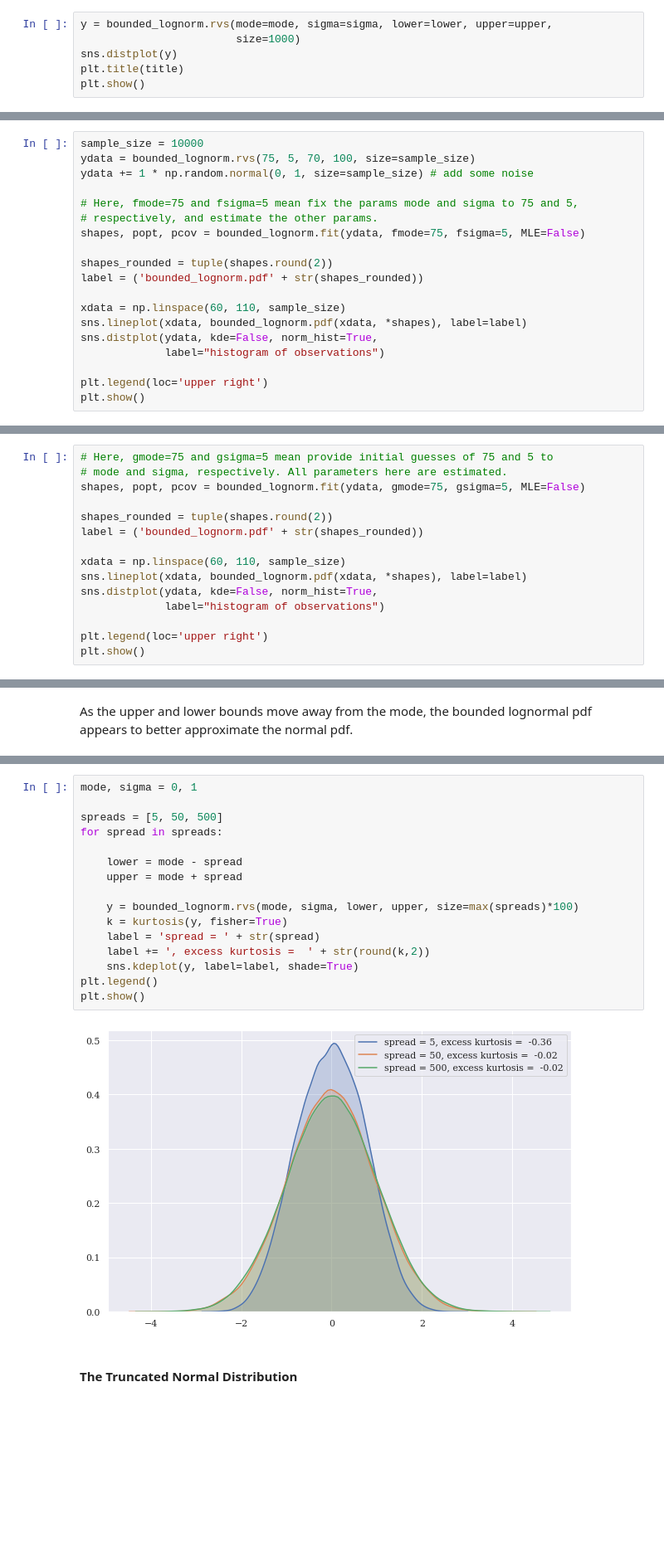
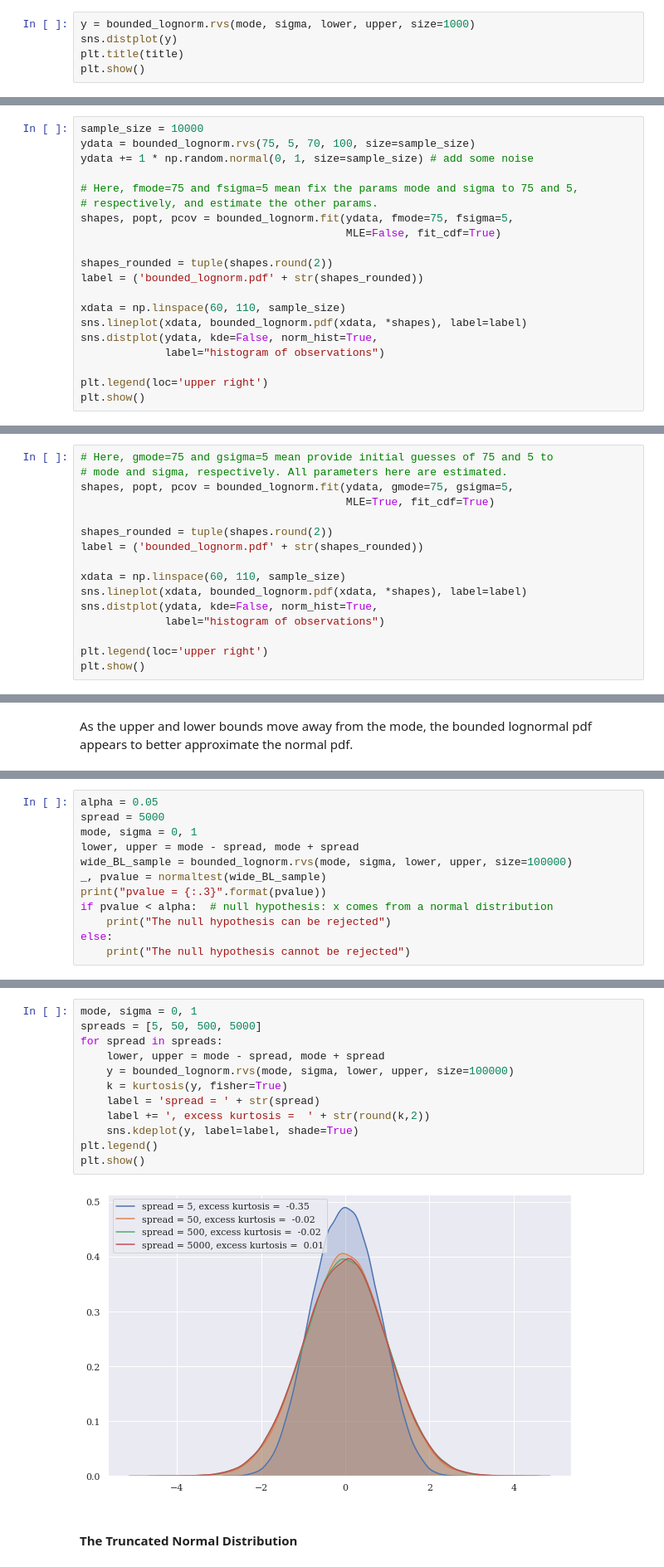
Before and after one commit to tedteske/bounded_lognorm, a Jupyter notebook: bounded_lognorm.ipynb, the cells around one changed output, grey strips where cells are left out. Shown at 83% size. Saved outputs shown, nothing was run; the diff lists cells and outputs as text; blank space fills up the shorter version.

```diff
--- a/bounded_lognorm.ipynb
+++ b/bounded_lognorm.ipynb
@@ -689,8 +845,7 @@ array([ 1.04364836,  1.61749937,  7.85469464,  9.06768113,  4.57715719,
 # %% [markdown]
 Plot a histogram of 1000 random numbers from this distribution.
 # %%
-y = bounded_lognorm.rvs(mode=mode, sigma=sigma, lower=lower, upper=upper,
-                        size=1000)
+y = bounded_lognorm.rvs(mode, sigma, lower, upper, size=1000)
 sns.distplot(y)
 plt.title(title)
 plt.show()
@@ -746,7 +901,8 @@ ydata += 1 * np.random.normal(0, 1, size=sample_size) # add some noise
 
 # Here, fmode=75 and fsigma=5 mean fix the params mode and sigma to 75 and 5,
 # respectively, and estimate the other params.
-shapes, popt, pcov = bounded_lognorm.fit(ydata, fmode=75, fsigma=5, MLE=False)
+shapes, popt, pcov = bounded_lognorm.fit(ydata, fmode=75, fsigma=5,
+                                         MLE=False, fit_cdf=True)
 
 shapes_rounded = tuple(shapes.round(2))
 label = ('bounded_lognorm.pdf' + str(shapes_rounded))
@@ -778,7 +934,8 @@ Fit the same random numbers to a bounded_lognorm.pdf using maximum likelihood es
 # %%
 # Here, gmode=75 and gsigma=5 mean provide initial guesses of 75 and 5 to
 # mode and sigma, respectively. All parameters here are estimated.
-shapes, popt, pcov = bounded_lognorm.fit(ydata, gmode=75, gsigma=5, MLE=False)
+shapes, popt, pcov = bounded_lognorm.fit(ydata, gmode=75, gsigma=5,
+                                         MLE=True, fit_cdf=True)
 
 shapes_rounded = tuple(shapes.round(2))
 label = ('bounded_lognorm.pdf' + str(shapes_rounded))
@@ -889,0 +1022,12 @@ NormaltestResult(statistic=0.48600642399853433, pvalue=0.7842689946960746)
+# %%
+alpha = 0.05
+spread = 5000
+mode, sigma = 0, 1
+lower, upper = mode - spread, mode + spread
+wide_BL_sample = bounded_lognorm.rvs(mode, sigma, lower, upper, size=100000)
+_, pvalue = normaltest(wide_BL_sample)
+print("pvalue = {:.3}".format(pvalue))
+if pvalue < alpha:  # null hypothesis: x comes from a normal distribution
+    print("The null hypothesis can be rejected")
+else:
+    print("The null hypothesis cannot be rejected")
@@ -890,21 +1039,17 @@ NormaltestResult(statistic=0.48600642399853433, pvalue=0.7842689946960746)
 # %%
 mode, sigma = 0, 1
-
-spreads = [5, 50, 500]
+spreads = [5, 50, 500, 5000]
 for spread in spreads:
-
-    lower = mode - spread
-    upper = mode + spread
-
-    y = bounded_lognorm.rvs(mode, sigma, lower, upper, size=max(spreads)*100)
+    lower, upper = mode - spread, mode + spread
+    y = bounded_lognorm.rvs(mode, sigma, lower, upper, size=100000)
     k = kurtosis(y, fisher=True)
     label = 'spread = ' + str(spread)
     label += ', excess kurtosis =  ' + str(round(k,2))
     sns.kdeplot(y, label=label, shade=True)
 plt.legend()
 plt.show()
 # %% [output]
-[figure, old version]
+[figure, new version]
 # %% [markdown]
 #### The Truncated Normal Distribution
 # %%
```
Also changed, not shown: parts of 47 cells of this notebook.
